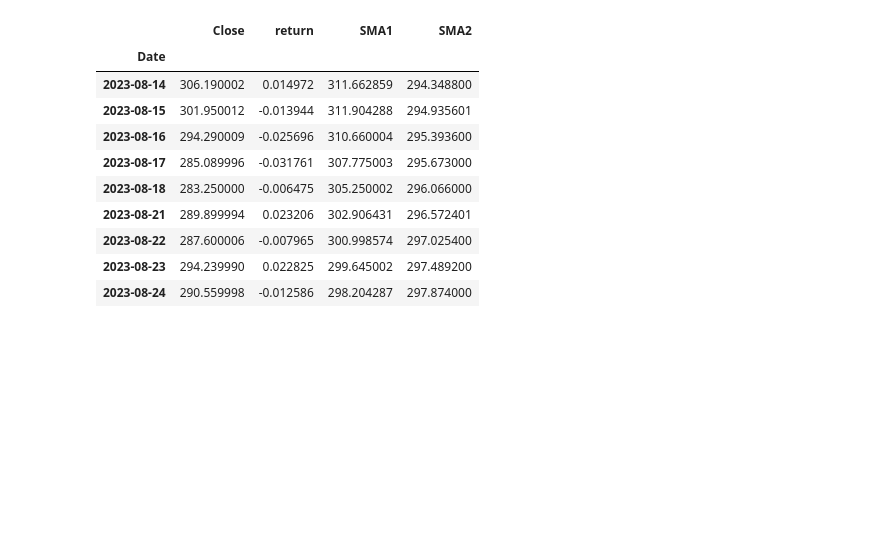
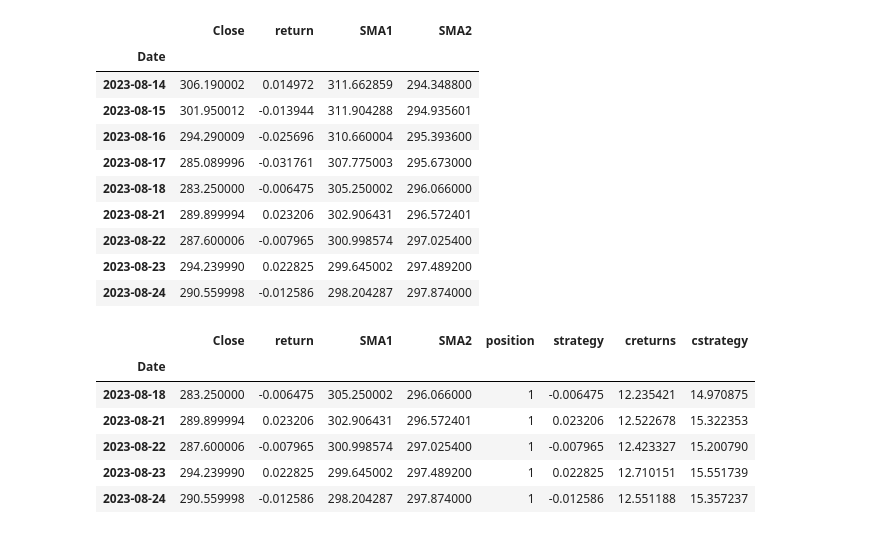
Before and after one commit to charliehou1920/Trading_Strategies_Hub, a Jupyter notebook: SMA/SMA Backtest.ipynb, the cells around one changed output. Cells and saved outputs as stored; diff of their text form; code cells hidden in the pictures; blank space fills up the shorter version.

```diff
--- a/SMA/SMA Backtest.ipynb
+++ b/SMA/SMA Backtest.ipynb
@@ -62,3 +62,20 @@ See the caveats in the documentation: https://pandas.pydata.org/pandas-docs/stab
 | 2023-08-22 | 287.600006 | -0.007965 | 300.998574 | 297.025400 |
 | 2023-08-23 | 294.239990 | 0.022825 | 299.645002 | 297.489200 |
 | 2023-08-24 | 290.559998 | -0.012586 | 298.204287 | 297.874000 |
+# %%
+# Run strategy
+data = df.copy().dropna()
+data['position'] = np.where(data['SMA1']>data['SMA2'],1,-1)
+data['strategy'] = data['position'].shift(1) * data['return']
+data.dropna(inplace=True)
+data['creturns'] = data['return'].cumsum().apply(np.exp)
+data['cstrategy'] = data['strategy'].cumsum().apply(np.exp)
+data.tail()
+# %% [output]
+|  | Close | return | SMA1 | SMA2 | position | strategy | creturns | cstrategy |
+| Date |  |  |  |  |  |  |  |  |
+| 2023-08-18 | 283.250000 | -0.006475 | 305.250002 | 296.066000 | 1 | -0.006475 | 12.235421 | 14.970875 |
+| 2023-08-21 | 289.899994 | 0.023206 | 302.906431 | 296.572401 | 1 | 0.023206 | 12.522678 | 15.322353 |
+| 2023-08-22 | 287.600006 | -0.007965 | 300.998574 | 297.025400 | 1 | -0.007965 | 12.423327 | 15.200790 |
+| 2023-08-23 | 294.239990 | 0.022825 | 299.645002 | 297.489200 | 1 | 0.022825 | 12.710151 | 15.551739 |
+| 2023-08-24 | 290.559998 | -0.012586 | 298.204287 | 297.874000 | 1 | -0.012586 | 12.551188 | 15.357237 |
```
Also changed, not shown: parts of 2 cells of this notebook.
